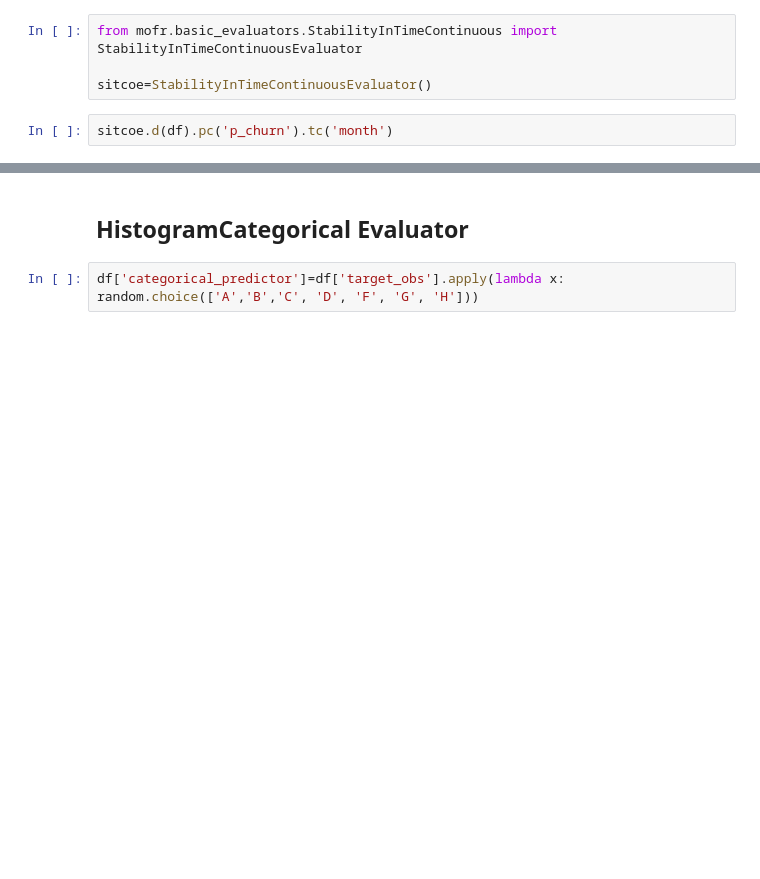
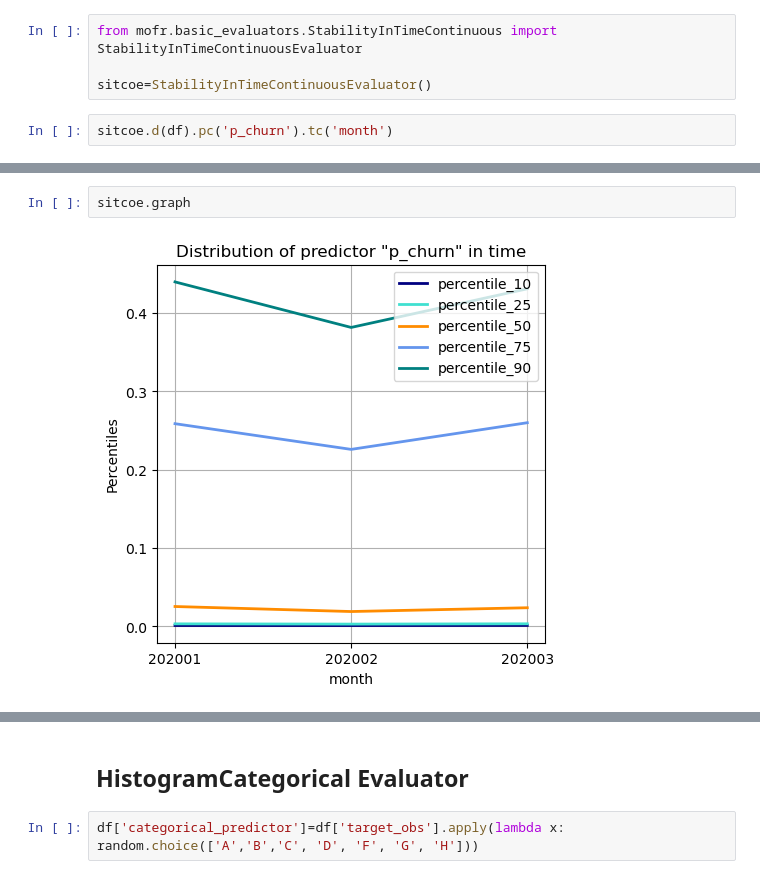
Before and after one commit to Vrboska/mofr, a Jupyter notebook: Testing.ipynb, the cells around one changed output, grey strips where cells are left out. Drawn from its saved outputs; the diff is of its cells as text; blank space fills up the shorter version.

```diff
--- a/Testing.ipynb
+++ b/Testing.ipynb
@@ -477,3 +485,7 @@ sitcoe.get_graph()
+# %%
+sitcoe.graph
+# %% [output]
+[figure, added]
 # %%
 sitcoe.get_table()
 sitcoe.table
```
Also changed, not shown: parts of 39 cells of this notebook, 14 other files.
